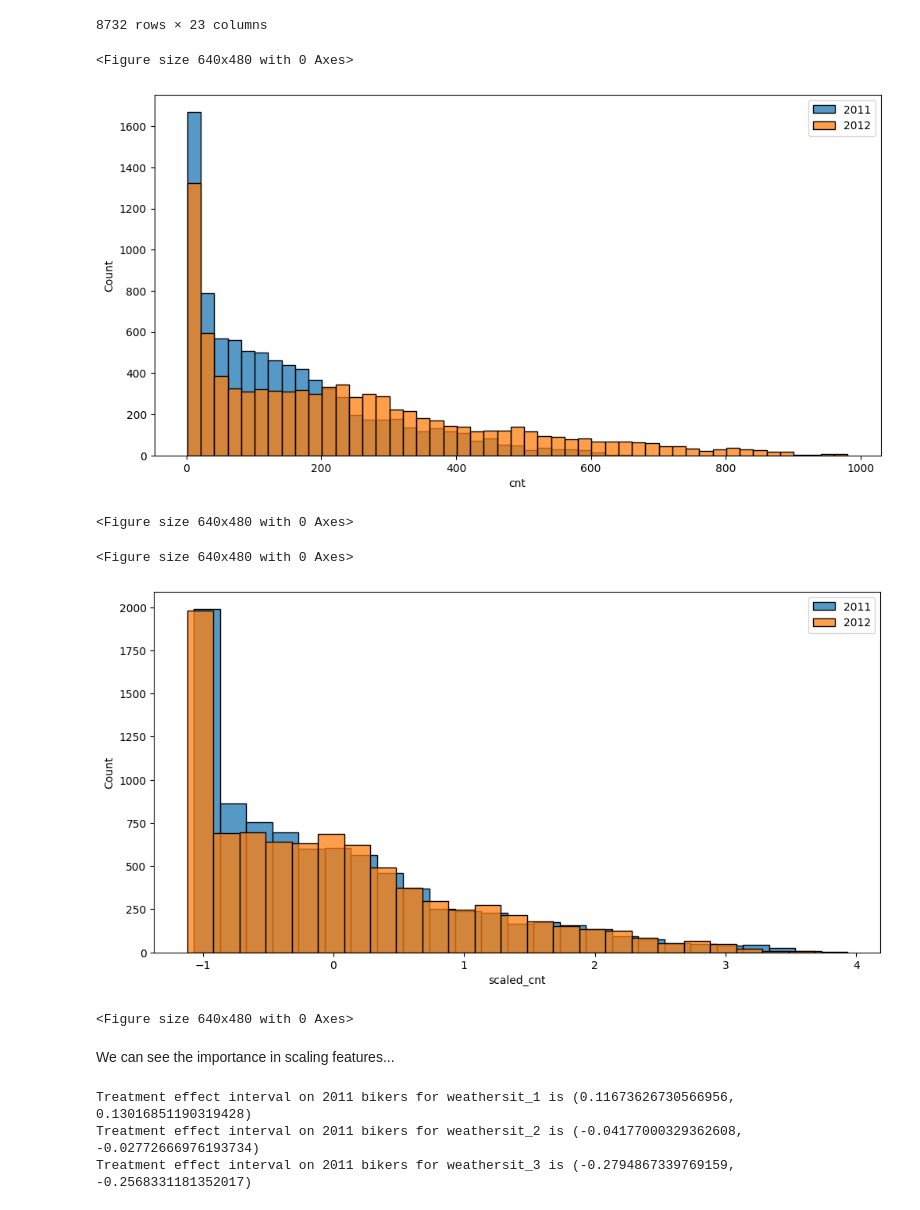
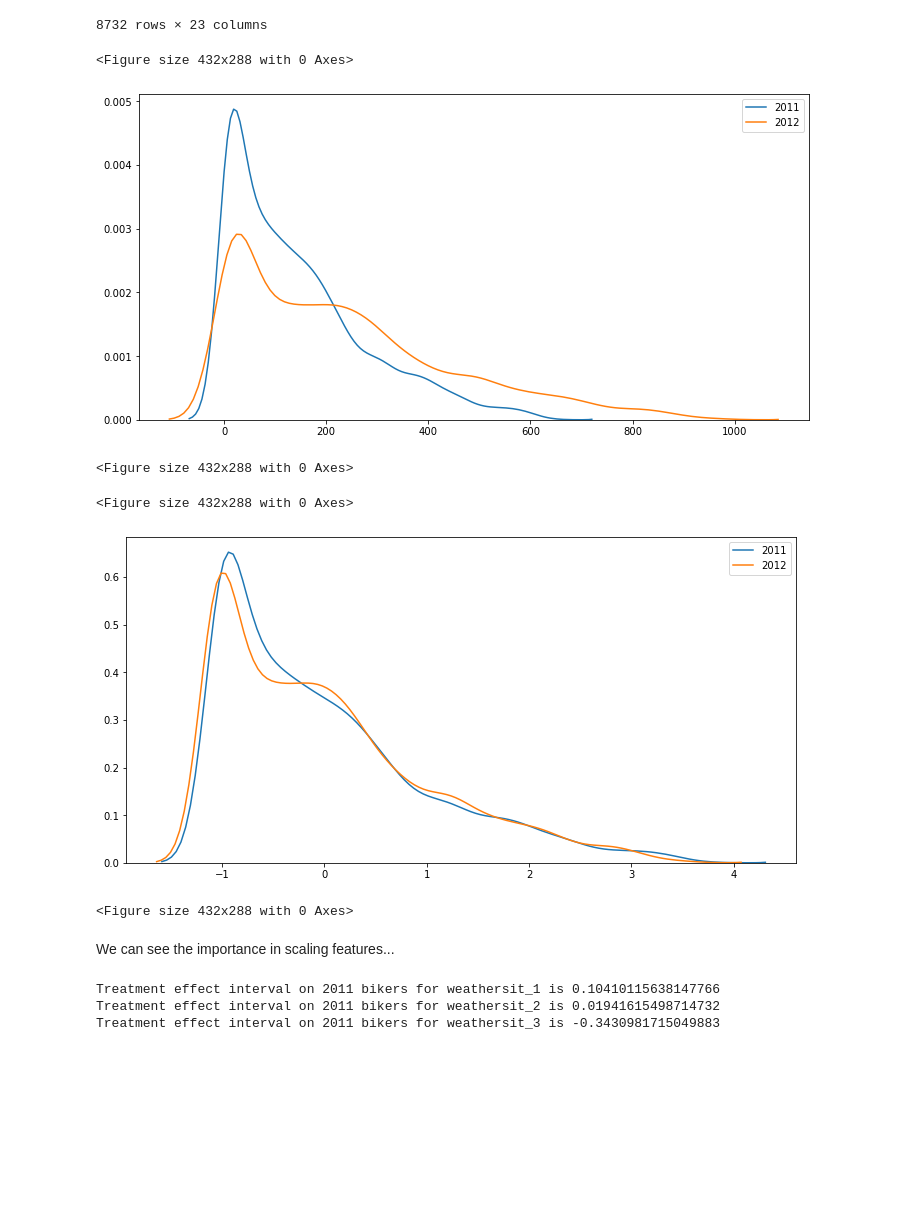
Before and after one commit to wtglad/jhu-coursera-making-decisions-in-time, a Jupyter notebook: using-causal-information/Estimating Treatment Effects in Observational Data- Weather & Bike Rentals.ipynb, the cells around one changed output. Cells and saved outputs as stored; diff of their text form; code cells hidden in the pictures; blank space fills up the shorter version.

```diff
--- a/using-causal-information/Estimating Treatment Effects in Observational Data- Weather & Bike Rentals.ipynb
+++ b/using-causal-information/Estimating Treatment Effects in Observational Data- Weather & Bike Rentals.ipynb
@@ -620,12 +627,12 @@ casual_tes = []
 
 for i in treatment_columns:
 
-    tes = estimate_causal_forest_treatment_effects(treatment_column=i,
+    tes = estimate_causal_treatment_effects(treatment_column=i,
                                                X=X,
                                                Y=Y,
                                                df_encoded=df_encoded)
 
-    print('Treatment effect interval on casual bikers for %s is %s' %(i, str(sms.api.DescrStatsW(tes).tconfint_mean())))
+    print('Treatment effect interval on casual bikers for %s is %s'  %(i, str(tes)))
 
     casual_tes.append(tes)
 # %% [output]
@@ -741,6 +702,14 @@ Note that again since we have different distributions in the measure we are tryi
 # %%
 scaler = StandardScaler()
 
+commuters['scaled_casual'] = 0
+commuters['scaled_registered'] = 0
+commuters['scaled_cnt'] = 0
+
+non_commuters['scaled_casual'] = 0
+non_commuters['scaled_registered'] = 0
+non_commuters['scaled_cnt'] = 0
+
 commuters[['scaled_casual', 'scaled_registered', 'scaled_cnt']] = scaler.fit_transform(commuters[['casual', 'registered', 'cnt']])
 non_commuters[['scaled_casual', 'scaled_registered', 'scaled_cnt']] = scaler.fit_transform(non_commuters[['casual', 'registered', 'cnt']])
 # %%
@@ -764,12 +733,10 @@ commuter_tes = []
 
 for i in treatment_columns:
 
-    tes = estimate_causal_forest_treatment_effects(treatment_column=i,
+    tes = estimate_causal_treatment_effects(treatment_column=i,
                                                X=X,
                                                Y=Y,
                                                df_encoded=commuters)
 
-    print('Treatment effect interval on commuters for %s is %s' %(i, str(sms.api.DescrStatsW(tes).tconfint_mean())))
-
-    commuter_tes.append(tes)
+    print('Treatment effect interval on commuters for %s is %s' %(i, str(tes)))
 # %% [output]
@@ -787,12 +754,10 @@ non_commuter_tes = []
 
 for i in treatment_columns:
 
-    tes = estimate_causal_forest_treatment_effects(treatment_column=i,
+    tes = estimate_causal_treatment_effects(treatment_column=i,
                                                X=X,
                                                Y=Y,
                                                df_encoded=non_commuters)
 
-    print('Treatment effect interval on non-commuters for %s is %s' %(i, str(sms.api.DescrStatsW(tes).tconfint_mean())))
-
-    non_commuter_tes.append(tes)
+    print('Treatment effect interval on non-commuters for %s is %s'  %(i, str(tes)))
 # %% [output]
@@ -876,24 +816,24 @@ bikers11[['scaled_casual', 'scaled_registered', 'scaled_cnt']] = scaler.fit_tran
 bikers12[['scaled_casual', 'scaled_registered', 'scaled_cnt']] = scaler.fit_transform(bikers12[['casual', 'registered', 'cnt']])
 # %%
 plt.figure(figsize=(12, 6))
-sns.histplot(bikers11['cnt'], label='2011', binwidth=20)
-sns.histplot(bikers12['cnt'], label='2012', binwidth=20)
+sns.kdeplot(bikers11['cnt'], label='2011')
+sns.kdeplot(bikers12['cnt'], label='2012')
 plt.legend()
 plt.figure()
 # %% [output]
-<Figure size 640x480 with 0 Axes>
+<Figure size 432x288 with 0 Axes>
-[figure, old version]
+[figure, new version]
-<Figure size 640x480 with 0 Axes>
+<Figure size 432x288 with 0 Axes>
 # %%
 plt.figure(figsize=(12, 6))
-sns.histplot(bikers11['scaled_cnt'], label='2011', binwidth=0.2)
-sns.histplot(bikers12['scaled_cnt'], label='2012', binwidth=0.2)
+sns.kdeplot(bikers11['scaled_cnt'], label='2011')
+sns.kdeplot(bikers12['scaled_cnt'], label='2012')
 plt.legend()
 plt.figure()
 # %% [output]
-<Figure size 640x480 with 0 Axes>
+<Figure size 432x288 with 0 Axes>
-[figure, old version]
+[figure, new version]
-<Figure size 640x480 with 0 Axes>
+<Figure size 432x288 with 0 Axes>
 # %% [markdown]
 We can see the importance in scaling features...
 # %%
@@ -907,18 +847,16 @@ bikers11_tes = []
 
 for i in treatment_columns:
 
-    tes = estimate_causal_forest_treatment_effects(treatment_column=i,
+    tes = estimate_causal_treatment_effects(treatment_column=i,
                                                X=X,
                                                Y=Y,
                                                df_encoded=bikers11)
 
-    print('Treatment effect interval on 2011 bikers for %s is %s' %(i, str(sms.api.DescrStatsW(tes).tconfint_mean())))
-
-    bikers11_tes.append(tes)
+    print('Treatment effect interval on 2011 bikers for %s is %s'  %(i, str(tes)))
 # %% [output]
-Treatment effect interval on 2011 bikers for weathersit_1 is (0.11673626730566956, 0.13016851190319428)
-Treatment effect interval on 2011 bikers for weathersit_2 is (-0.04177000329362608, -0.02772666976193734)
-Treatment effect interval on 2011 bikers for weathersit_3 is (-0.2794867339769159, -0.2568331181352017)
+Treatment effect interval on 2011 bikers for weathersit_1 is 0.10410115638147766
+Treatment effect interval on 2011 bikers for weathersit_2 is 0.01941615498714732
+Treatment effect interval on 2011 bikers for weathersit_3 is -0.3430981715049883
 # %%
 X, Y = split_features_response_data(treatment_columns=treatment_columns,
                                     outcome_column='scaled_cnt',
```
Also changed, not shown: parts of 44 cells of this notebook.
